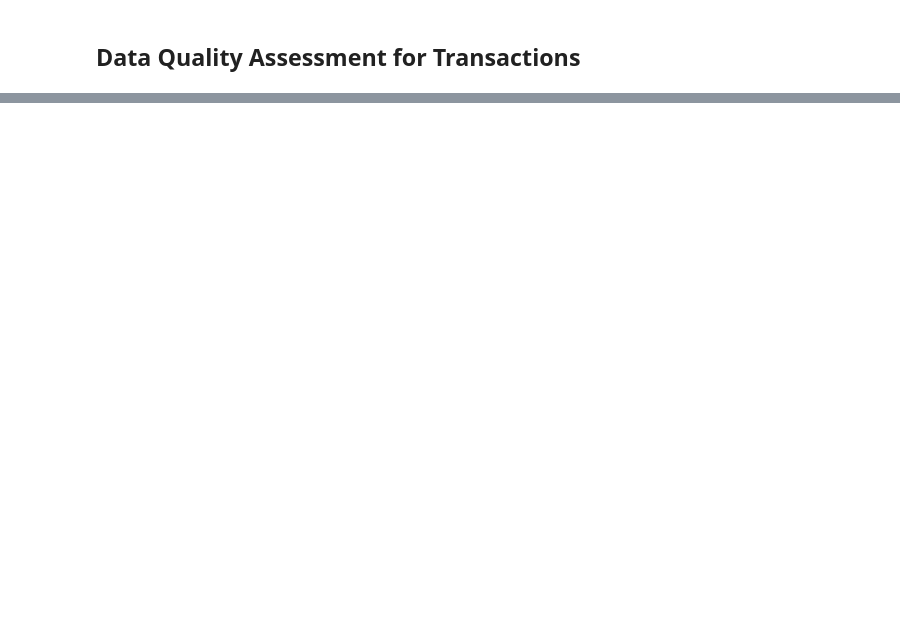
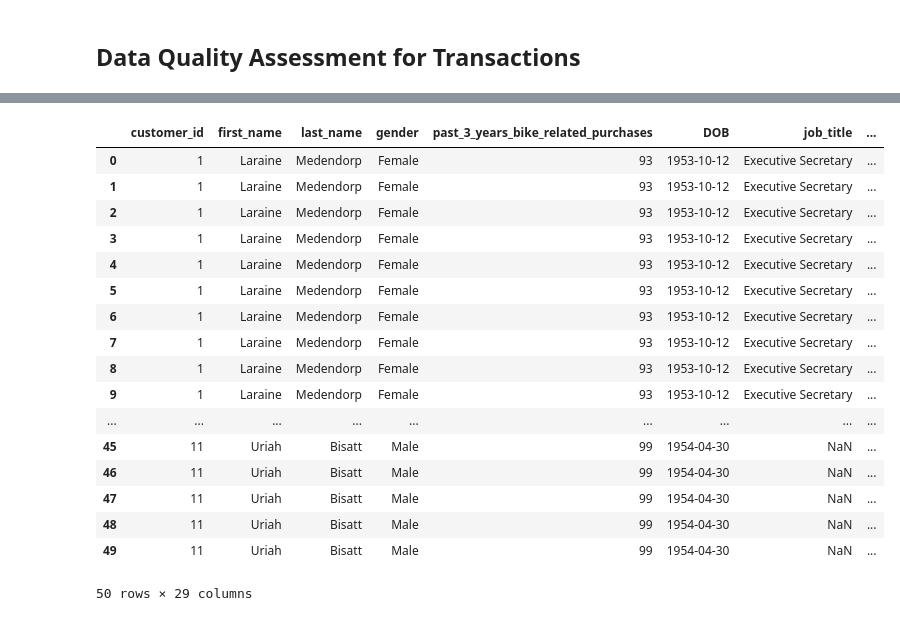
Before and after one commit to Justus-coded/KPMG-Data-Analytics-Internship, a Jupyter notebook: Data Quality Assessment.ipynb, the cells around one changed output, grey strips where cells are left out. Drawn from its saved outputs; the diff is of its cells as text; code cells hidden in the pictures; blank space fills up the shorter version.

```diff
--- a/Data Quality Assessment.ipynb
+++ b/Data Quality Assessment.ipynb
@@ -256,0 +325,2 @@ Name: owns_car, dtype: int64
+# %%
+transactions_ = transactions.dropna()
@@ -256,0 +486,2 @@ Name: owns_car, dtype: int64
+# %%
+df1 = pd.merge(df, transactions_, how='inner', on='customer_id',)
@@ -256,0 +521,21 @@ Name: owns_car, dtype: int64
+# %%
+df1.head(50)
+# %% [output]
+|  | customer_id | first_name | last_name | gender | past_3_years_bike_related_purchases | DOB | job_title | ... |
+| 0 | 1 | Laraine | Medendorp | Female | 93 | 1953-10-12 | Executive Secretary | ... |
+| 1 | 1 | Laraine | Medendorp | Female | 93 | 1953-10-12 | Executive Secretary | ... |
+| 2 | 1 | Laraine | Medendorp | Female | 93 | 1953-10-12 | Executive Secretary | ... |
+| 3 | 1 | Laraine | Medendorp | Female | 93 | 1953-10-12 | Executive Secretary | ... |
+| 4 | 1 | Laraine | Medendorp | Female | 93 | 1953-10-12 | Executive Secretary | ... |
+| 5 | 1 | Laraine | Medendorp | Female | 93 | 1953-10-12 | Executive Secretary | ... |
+| 6 | 1 | Laraine | Medendorp | Female | 93 | 1953-10-12 | Executive Secretary | ... |
+| 7 | 1 | Laraine | Medendorp | Female | 93 | 1953-10-12 | Executive Secretary | ... |
+| 8 | 1 | Laraine | Medendorp | Female | 93 | 1953-10-12 | Executive Secretary | ... |
+| 9 | 1 | Laraine | Medendorp | Female | 93 | 1953-10-12 | Executive Secretary | ... |
+| ... | ... | ... | ... | ... | ... | ... | ... | ... |
+| 45 | 11 | Uriah | Bisatt | Male | 99 | 1954-04-30 | NaN | ... |
+| 46 | 11 | Uriah | Bisatt | Male | 99 | 1954-04-30 | NaN | ... |
+| 47 | 11 | Uriah | Bisatt | Male | 99 | 1954-04-30 | NaN | ... |
+| 48 | 11 | Uriah | Bisatt | Male | 99 | 1954-04-30 | NaN | ... |
+| 49 | 11 | Uriah | Bisatt | Male | 99 | 1954-04-30 | NaN | ... |
+50 rows × 29 columns
```
Also changed, not shown: parts of 56 cells of this notebook.
